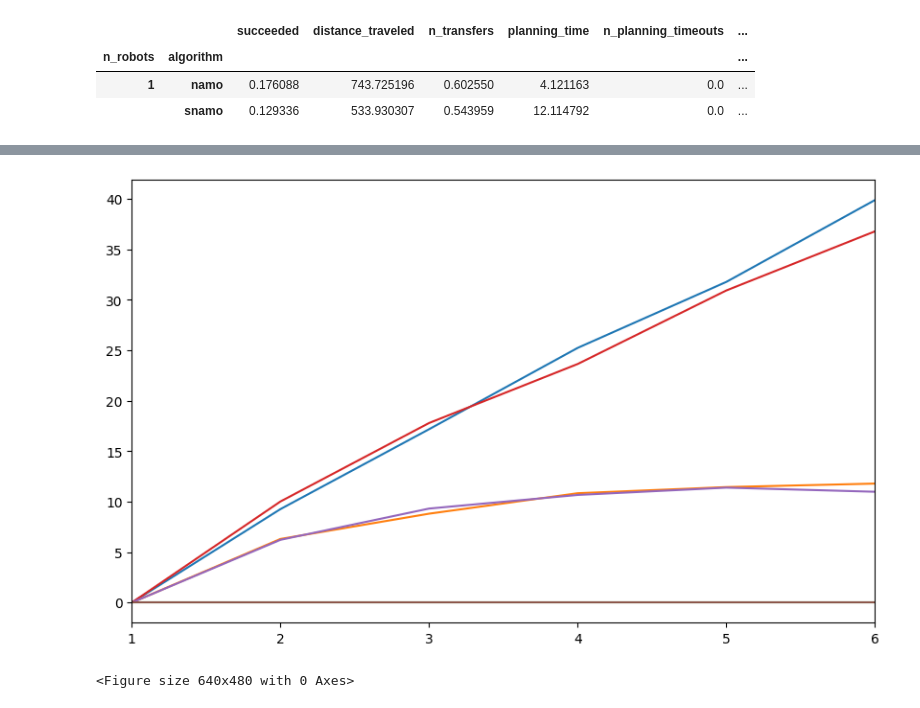
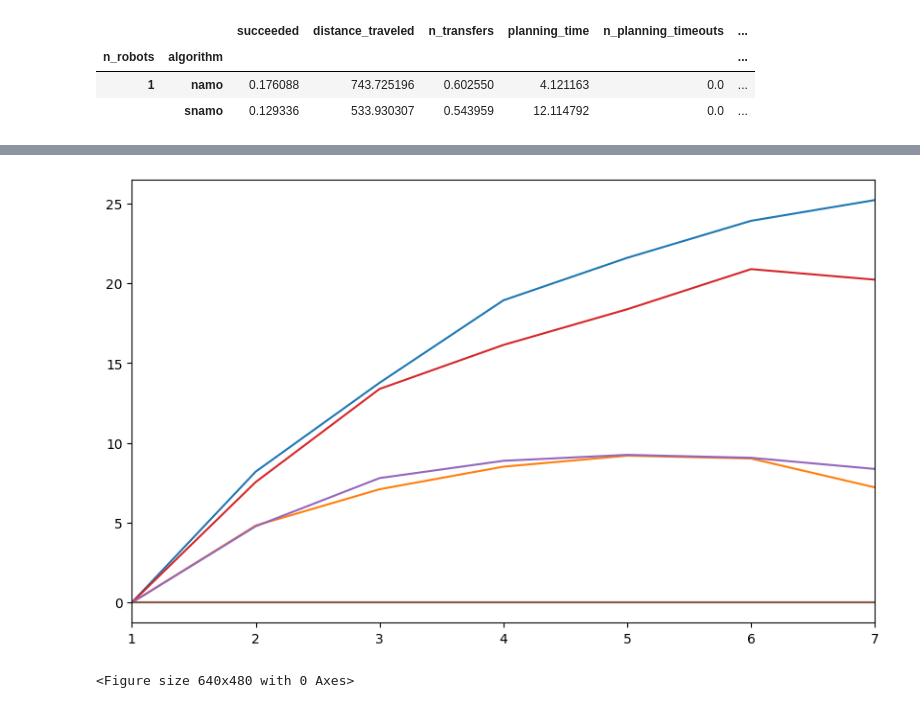
Before and after one commit to Chroma-CITI/namosim, a Jupyter notebook: notebooks/analysis-v2.ipynb, the cells around one changed output, grey strips where cells are left out. Cells and saved outputs as stored; diff of their text form; code cells hidden in the pictures.

```diff
--- a/notebooks/analysis-v2.ipynb
+++ b/notebooks/analysis-v2.ipynb
@@ -85,5 +85,5 @@ data_successes
 # %%
-avg = avg.groupby(['n_robots', 'algorithm']).mean()
+avg = data.groupby(['n_robots', 'algorithm']).mean()
 avg_success = data_successes.groupby(['n_robots','algorithm']).mean()
 # %%
 avg
@@ -161,7 +161,7 @@ std.loc[[(1,"namo"), (1, "snamo")]]
 | 1 | namo | 0.176088 | 743.725196 | 0.602550 | 4.121163 | 0.0 | ... |
 |  | snamo | 0.129336 | 533.930307 | 0.543959 | 12.114792 | 0.0 | ... |
 # %%
-max_robots = 6
+max_robots = 7
 algs = {
     "namo": "NAMO",
     "namo_ndr": "NAMO w/o Deadlock Resolution",
@@ -333,15 +333,15 @@ fig.savefig('intersections_steps.png', bbox_inches='tight')
 # %%
 fig = plt.figure(constrained_layout=False, figsize=(10,6))
 gs = GridSpec(1, 1, figure=fig)
 plot_metric_by_num_robots(
     ax=fig.add_subplot(gs[0, 0]),
-    avg=avg['postponements'],
-    std=std['postponements'],
+    avg=avg_success['postponements'],
+    std=std_success['postponements'],
     max_robots=max_robots,
     algs=algs,
     ylabel="Postponments",
 )
 fig.savefig('intersections_postpones.png', bbox_inches='tight')
 # %% [output]
-[figure, old version]
+[figure, new version]
 <Figure size 640x480 with 0 Axes>
```
Also changed, not shown: parts of 15 cells of this notebook, 1 other file.
